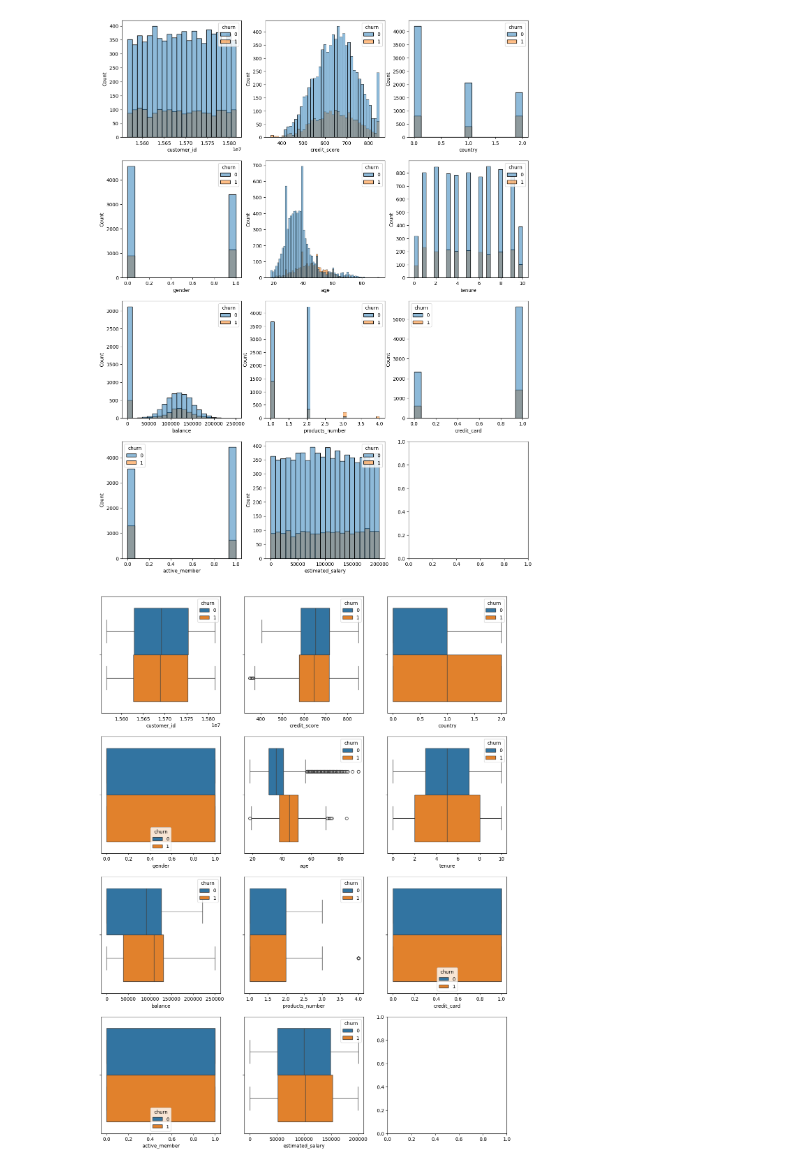
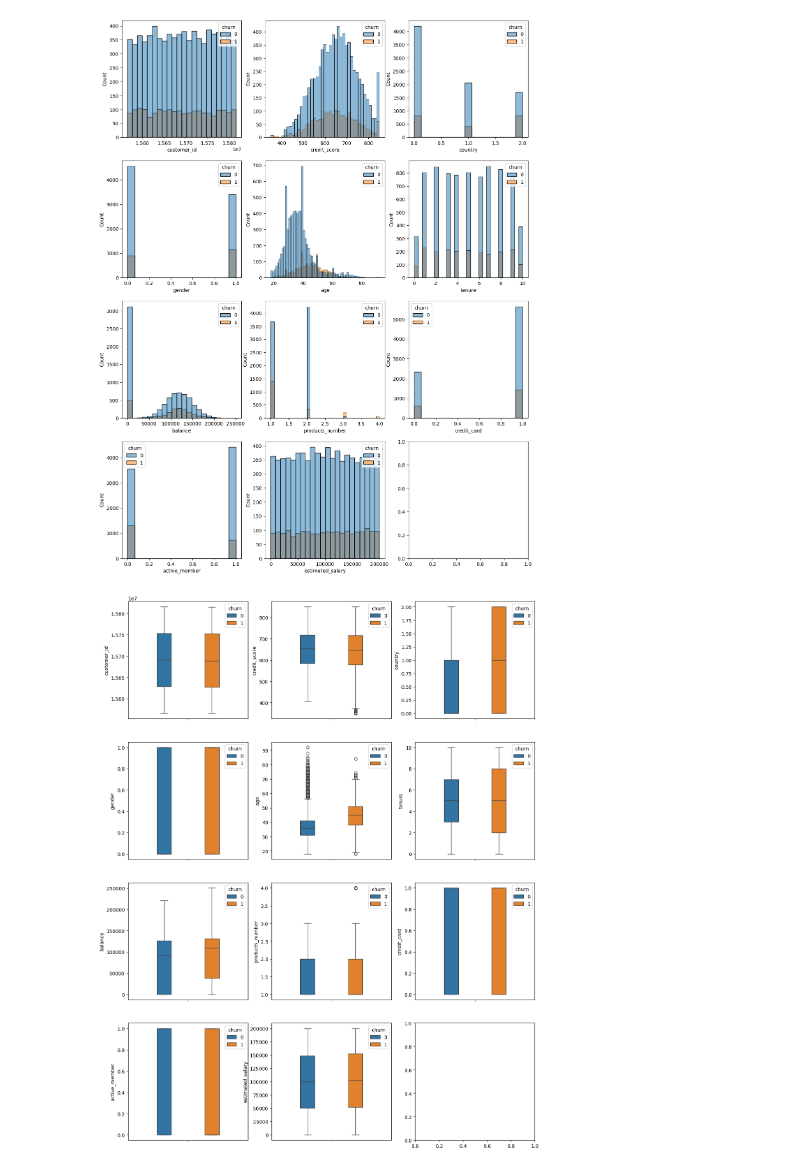
Before and after one commit to SKNETWORKS-FAMILY-AICAMP/SKN09-2nd-4Team, a Jupyter notebook: YJ.ipynb, the cells around one changed output. Drawn from its saved outputs; the diff is of its cells as text; code cells hidden in the pictures.

```diff
--- a/YJ.ipynb
+++ b/YJ.ipynb
@@ -245,7 +245,7 @@ for i in range(len(df.columns)-1):
 # %%
 fig, axs = plt.subplots(nrows=4, ncols=3, figsize=(15,20))
 axs=axs.flat
 for i in range(len(df.columns)-1):
-    sns.boxplot(data=df, x=df.columns[i],hue="churn",ax=axs[i])
+    sns.boxplot(data=df, y=df.columns[i],hue="churn",ax=axs[i], gap=0.3)
 # %% [output]
-[figure, old version]
+[figure, new version]
```
